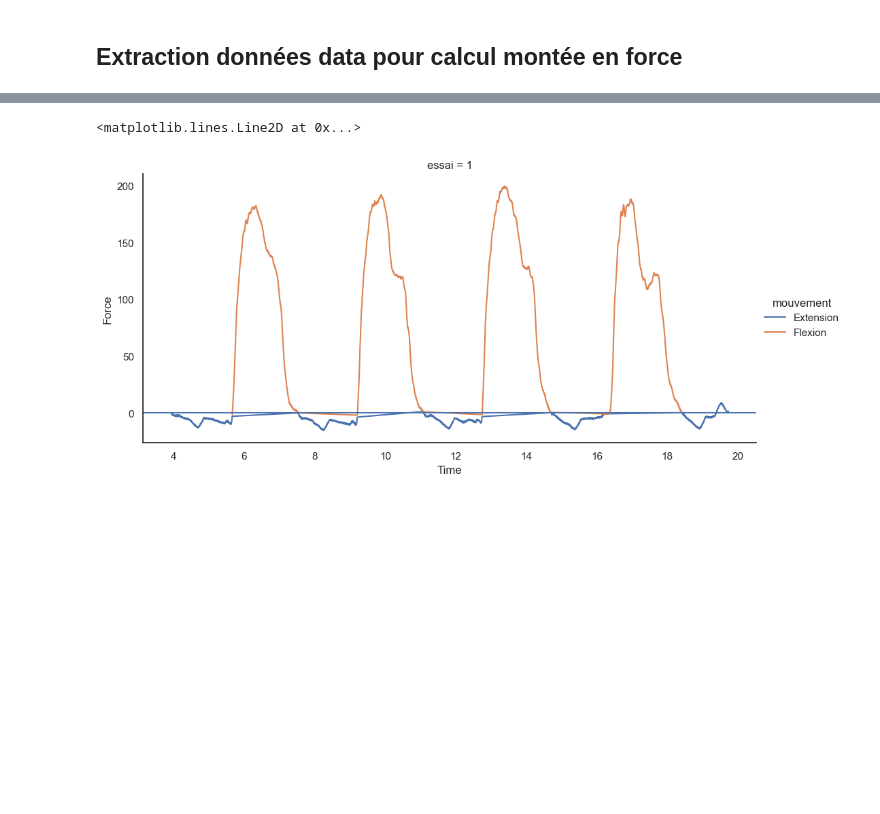
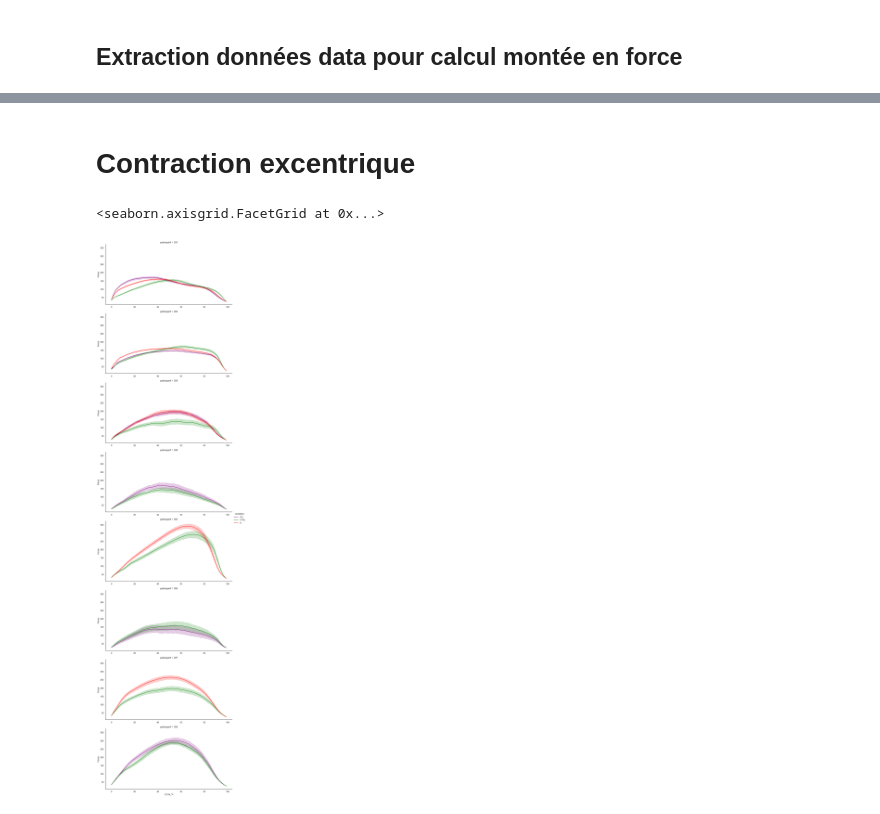
Before and after one commit to mathieucaumes/Traitement_ActivGun, a Jupyter notebook: ActivGun_iso_graphiques.ipynb, the cells around one changed output, grey strips where cells are left out. Cells and saved outputs as stored; diff of their text form; code cells hidden in the pictures; blank space fills up the shorter version.

Commit message:
graphiques fonctionnels avec 1 exception sur 2

```diff
--- a/ActivGun_iso_graphiques.ipynb
+++ b/ActivGun_iso_graphiques.ipynb
@@ -183,6 +264,3 @@ sns.lineplot(
 # %%
-def drop_last_0_5sec(df):
-    df = df.iloc[:-10]
-    return df
-
-df_column = df_column.groupby(['participant', 'condition', 'contraction', 'essai', 'mesure'], group_keys=False).apply(drop_last_0_5sec)
+df_force_phase = df_force_phase.groupby(['participant','condition','contraction','essai', 'mesure', 'mouvement', 'repetition'], group_keys=False).apply(reset_time)
+df_force_phase
@@ -412,0 +300,8 @@ df_force_phase
+# %%
+df_flexion = df_force_phase[df_force_phase['mouvement'] == 'Flexion']
+df_flexion.reset_index()
+df_flexion.set_index(['participant','condition','contraction','essai', 'mesure', 'mouvement', 'repetition'], inplace = True)
+df_flexion_interpol = df_flexion.groupby(['participant','condition','contraction','essai', 'mesure', 'mouvement', 'repetition']).apply(resample_phase)
+df_flexion_interpol.reset_index(inplace=True)
+
+df_flexion_interpol
@@ -413,24 +349,29 @@ df_force_phase
+# %% [markdown]
+# Contraction excentrique
 # %%
-data_plot = df_force_phase[
-    (df_force_phase['participant'] == '001') &
-    (df_force_phase['condition'] == 'CH') &
-    (df_force_phase['contraction'] == 'EXC')
-    # &(df_force_phase['mouvement'] == 'Extension')
+data_plot = df_flexion_interpol[
+    # (df_flexion_interpol['participant'] == '001')
+    (df_flexion_interpol['repetition'] != 0)
+    # & (df_force_phase['condition'] == 'CTRL')
+    # & (df_force_phase['contraction'] == 'CON60')
+    # & (df_flexion_interpol['essai'] == '8')
+    # (df_force_phase['mesure'] == '01')
+    & (df_flexion_interpol['mouvement'] == 'Flexion')
 ]
 
+palette_colors = {'CTRL': 'green', 'H': 'red', 'CH': 'purple'}
 
 sns.relplot(data_plot,
-            x= 'Time',
+            x= 'Cycle_%',
              y = 'Force',
-             hue= 'mouvement',
+             hue= 'condition',
              kind = 'line',
              aspect= 2,
-             col = 'essai',
+             row = 'participant',
+            #  col = 'participant',
+             palette=palette_colors,
              facet_kws=dict(sharex=False)
              )
-
-plt.axhline(0)
-# plt.axvline(4.5)
 # %% [output]
-<matplotlib.lines.Line2D at 0x...>
+<seaborn.axisgrid.FacetGrid at 0x...>
-[figure, old version]
+[figure, new version]
```
Also changed, not shown: parts of 20 cells of this notebook.
